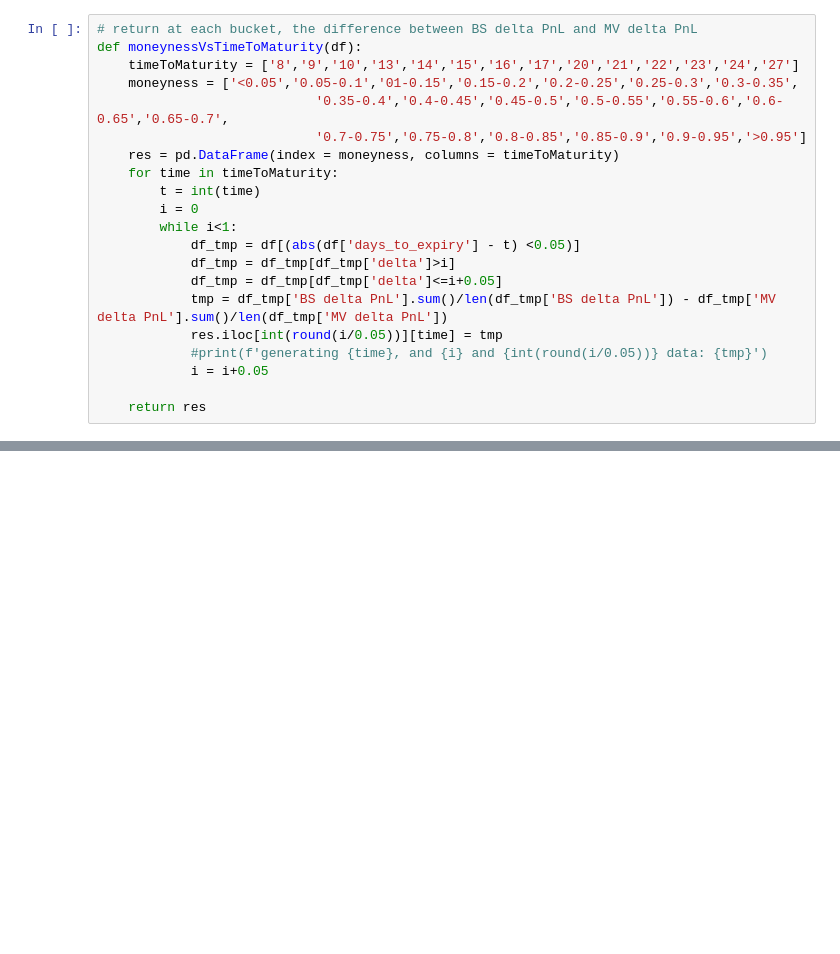
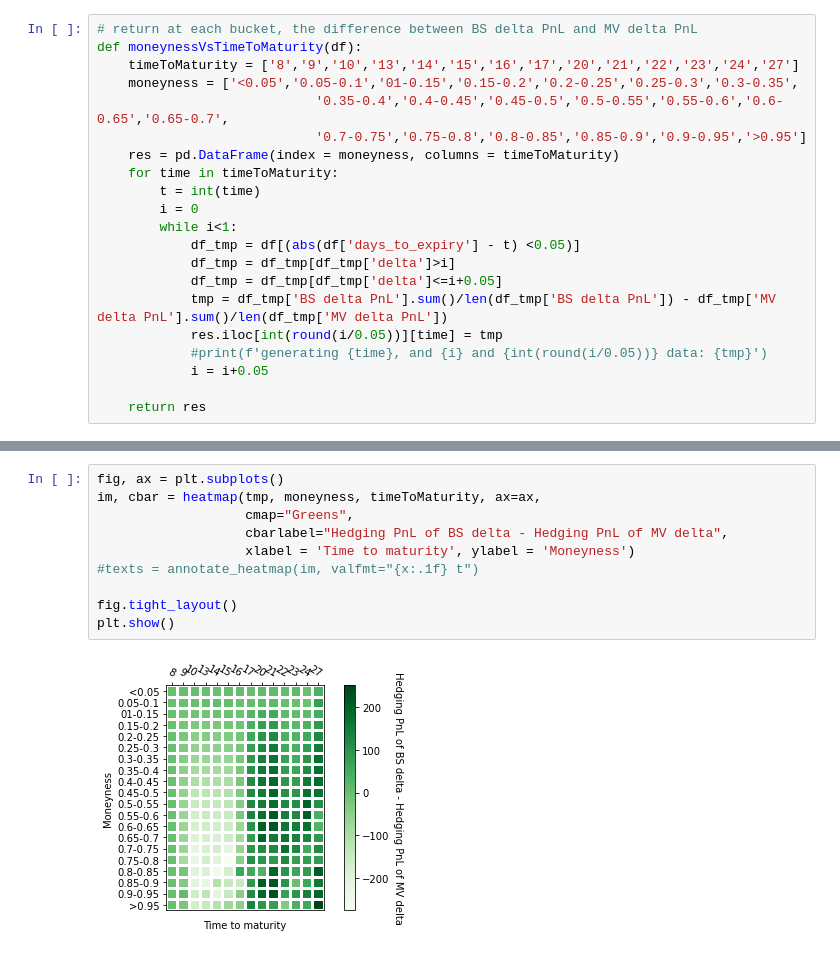
Before and after one commit to datou103/Minimum-Variance-Delta, a Jupyter notebook: Post Experiment Analysis.ipynb, the cells around one changed output, grey strips where cells are left out. Cells and saved outputs as stored; diff of their text form; blank space fills up the shorter version.

```diff
--- a/Post Experiment Analysis.ipynb
+++ b/Post Experiment Analysis.ipynb
@@ -32,0 +95,12 @@ def moneynessVsTimeToMaturity(df):
+# %%
+fig, ax = plt.subplots()
+im, cbar = heatmap(tmp, moneyness, timeToMaturity, ax=ax,
+                   cmap="Greens",
+                   cbarlabel="Hedging PnL of BS delta - Hedging PnL of MV delta",
+                   xlabel = 'Time to maturity', ylabel = 'Moneyness')
+#texts = annotate_heatmap(im, valfmt="{x:.1f} t")
+
+fig.tight_layout()
+plt.show()
+# %% [output]
+[figure, added]
```
Also changed, not shown: parts of 16 cells of this notebook, 1 other file.
